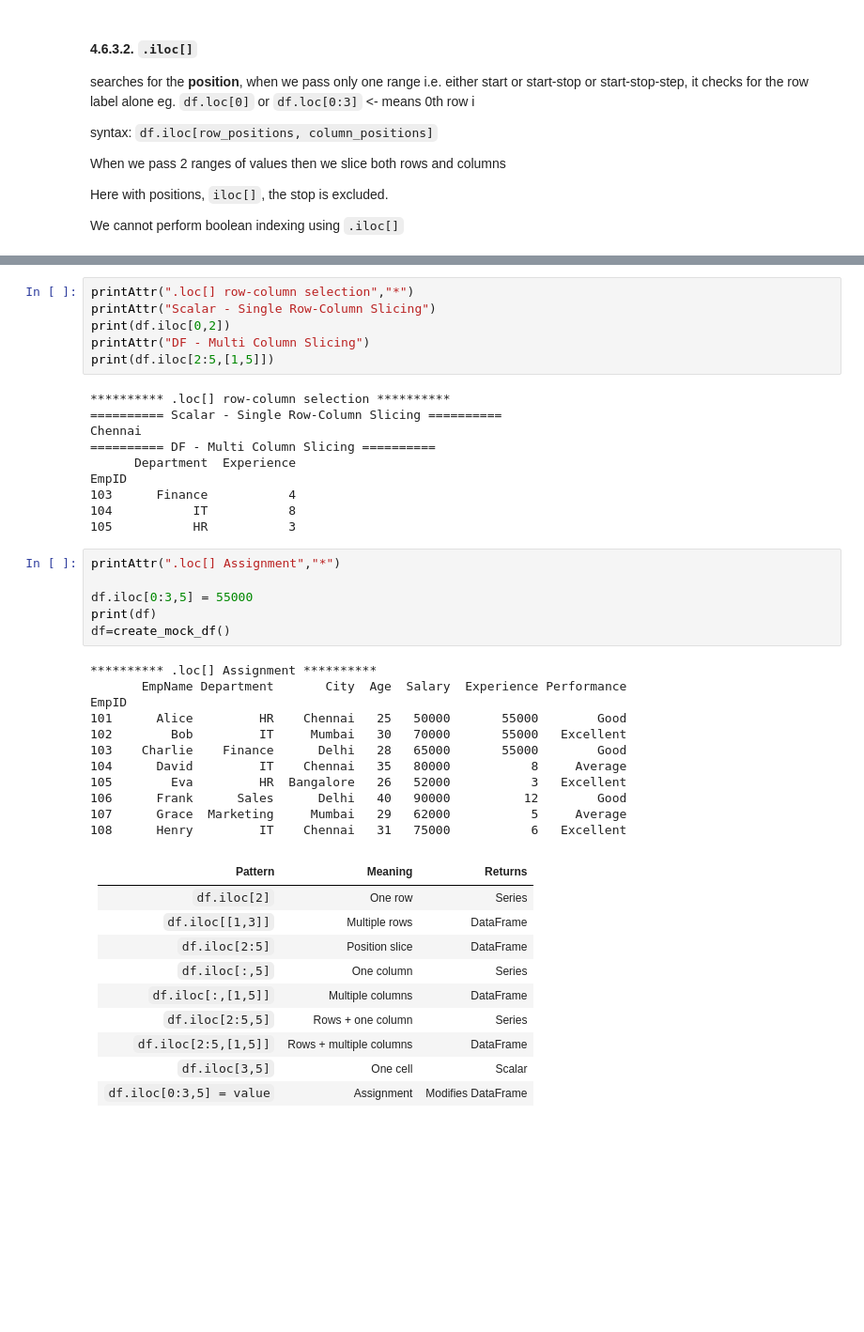
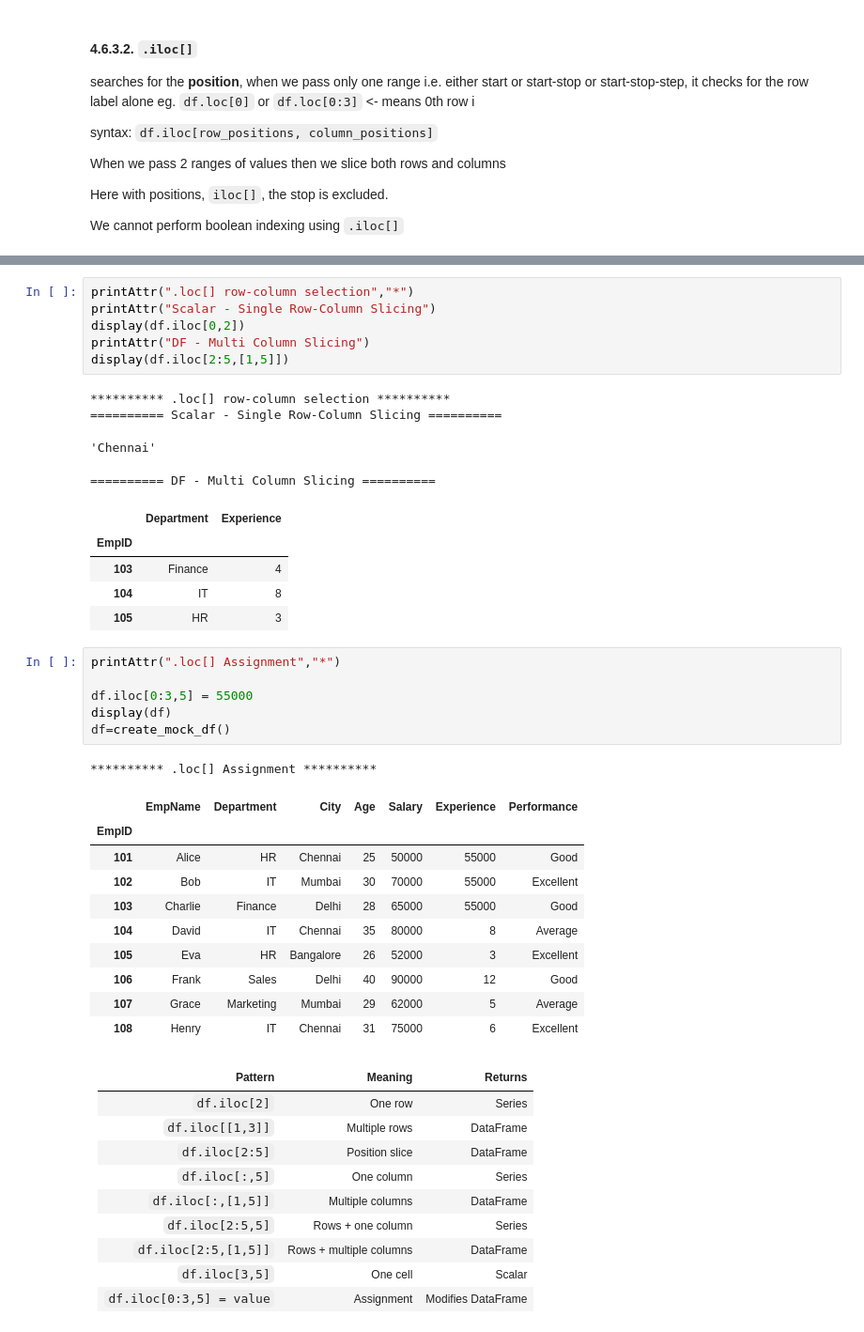
Before and after one commit to Vignesh-S-98/AI-Learn, a Jupyter notebook: pandas/basic_pandas_structured copy.ipynb, the cells around one changed output, grey strips where cells are left out. Shown at 94% size. Cells and saved outputs as stored; diff of their text form; blank space fills up the shorter version.

```diff
--- a/pandas/basic_pandas_structured copy.ipynb
+++ b/pandas/basic_pandas_structured copy.ipynb
@@ -4986,37 +5043,37 @@ Name: Department, dtype: object
 # %%
 printAttr(".loc[] row-column selection","*")
 printAttr("Scalar - Single Row-Column Slicing")
-print(df.iloc[0,2])
+display(df.iloc[0,2])
 printAttr("DF - Multi Column Slicing")
-print(df.iloc[2:5,[1,5]])
+display(df.iloc[2:5,[1,5]])
 # %% [output]
 ********** .loc[] row-column selection **********
 ========== Scalar - Single Row-Column Slicing ==========
-Chennai
-========== DF - Multi Column Slicing ==========
-      Department  Experience
-EmpID
-103      Finance           4
-104           IT           8
-105           HR           3
+'Chennai'
+========== DF - Multi Column Slicing ==========
+|  | Department | Experience |
+| EmpID |  |  |
+| 103 | Finance | 4 |
+| 104 | IT | 8 |
+| 105 | HR | 3 |
 # %%
 printAttr(".loc[] Assignment","*")
 
 df.iloc[0:3,5] = 55000
-print(df)
+display(df)
 df=create_mock_df()
 # %% [output]
 ********** .loc[] Assignment **********
-       EmpName Department       City  Age  Salary  Experience Performance
-EmpID
-101      Alice         HR    Chennai   25   50000       55000        Good
-102        Bob         IT     Mumbai   30   70000       55000   Excellent
-103    Charlie    Finance      Delhi   28   65000       55000        Good
-104      David         IT    Chennai   35   80000           8     Average
-105        Eva         HR  Bangalore   26   52000           3   Excellent
-106      Frank      Sales      Delhi   40   90000          12        Good
-107      Grace  Marketing     Mumbai   29   62000           5     Average
-108      Henry         IT    Chennai   31   75000           6   Excellent
+|  | EmpName | Department | City | Age | Salary | Experience | Performance |
+| EmpID |  |  |  |  |  |  |  |
+| 101 | Alice | HR | Chennai | 25 | 50000 | 55000 | Good |
+| 102 | Bob | IT | Mumbai | 30 | 70000 | 55000 | Excellent |
+| 103 | Charlie | Finance | Delhi | 28 | 65000 | 55000 | Good |
+| 104 | David | IT | Chennai | 35 | 80000 | 8 | Average |
+| 105 | Eva | HR | Bangalore | 26 | 52000 | 3 | Excellent |
+| 106 | Frank | Sales | Delhi | 40 | 90000 | 12 | Good |
+| 107 | Grace | Marketing | Mumbai | 29 | 62000 | 5 | Average |
+| 108 | Henry | IT | Chennai | 31 | 75000 | 6 | Excellent |
 # %% [markdown]
 | Pattern                  | Meaning                 | Returns            |
 | ------------------------ | ----------------------- | ------------------ |
```
Also changed, not shown: parts of 64 cells of this notebook.
